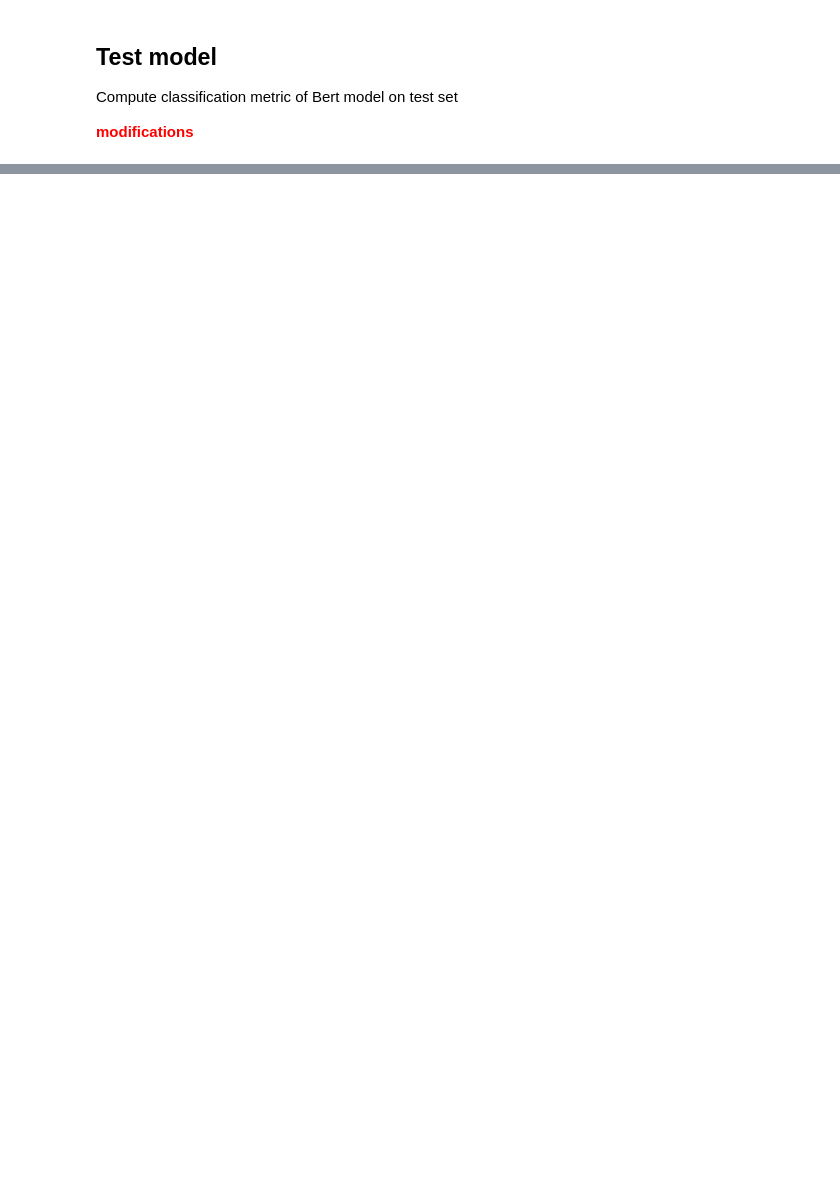
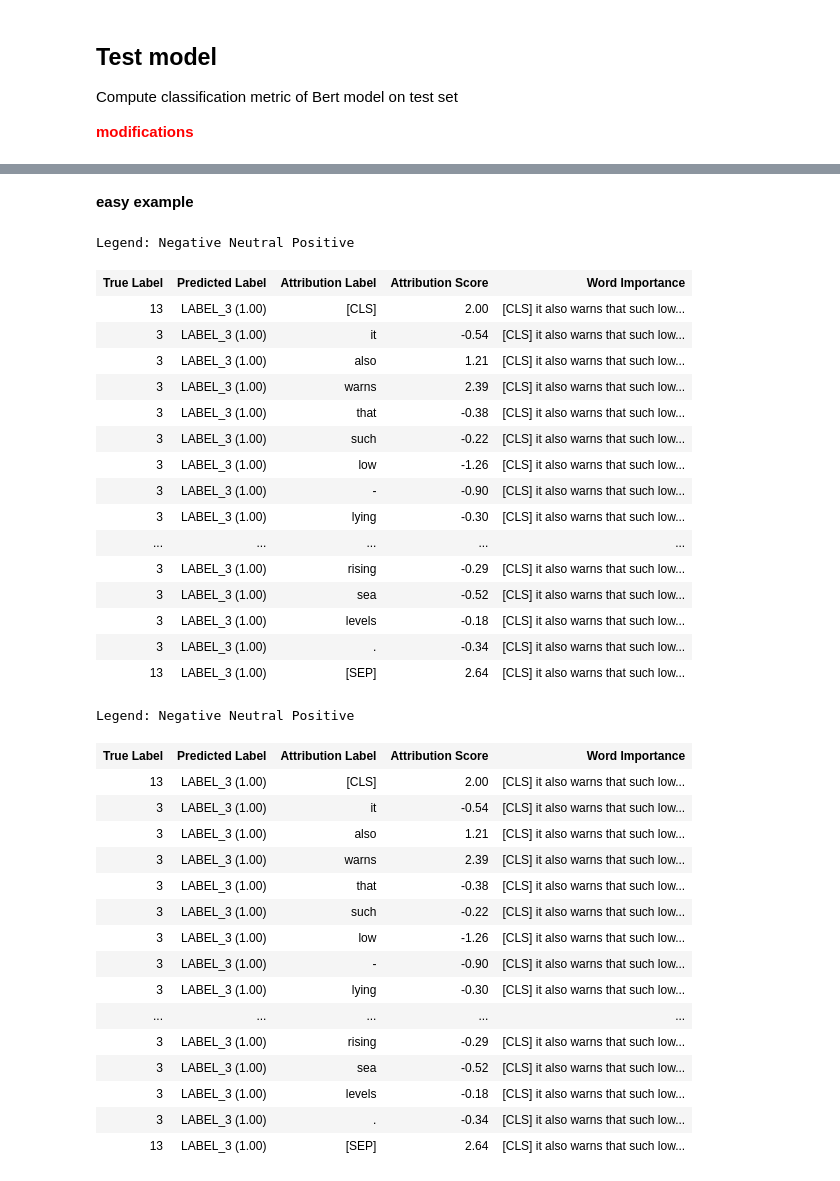
Before and after one commit to ioneliabuzatu/xund, a Jupyter notebook: train_model.ipynb, the cells around one changed output, grey strips where cells are left out. Drawn from its saved outputs; the diff is of its cells as text; code cells hidden in the pictures; blank space fills up the shorter version.

```diff
--- a/train_model.ipynb
+++ b/train_model.ipynb
@@ -200,0 +468,20 @@ testing_loader = DataLoader(testing_set, batch_size=16, shuffle=True)
+# %%
+num_sentences = len(sentences_encoded.input_ids)
+train_size, val_size, test_size = int(0.8 * num_sentences), int(0.1 * num_sentences), int(0.1 * num_sentences)
+
+train_sentences = sentences_encoded[:train_size]
+train_targets = targets_encoded[:train_size]
+test_sentences = sentences_encoded[train_size:train_size+test_size]
+test_targets = targets_encoded[train_size:train_size+test_size]
+val_sentences = sentences_encoded[train_size+test_size:]
+val_targets = targets_encoded[train_size+test_size:]
+
+print(f"\tTrain sentences: {len(train_targets)}", f"\n\tVal sentences: {len(val_targets)}", f"\n\tTest sentences: {len(test_targets)}")
+
+training_set = NERDataset(train_sentences, train_targets)
+val_set = NERDataset(val_sentences, val_targets)
+testing_set = NERDataset(test_sentences, test_targets)
+
+training_loader = DataLoader(training_set, batch_size=config.batch_size, shuffle=True)
+val_loader = DataLoader(val_set, batch_size=config.batch_size, shuffle=False)
+testing_loader = DataLoader(testing_set, batch_size=config.batch_size, shuffle=False)
@@ -385,0 +647,43 @@ BertForTokenClassification(
+# %% [markdown]
+**easy example**
+# %%
+ner_explainer = TokenClassificationExplainer(model=model, tokenizer=tokenizer)
+sample_text = tokenizer.decode(testing_set[0]['ids'][testing_set[0]['mask'] == 1])
+true_labels = [13] + testing_set[0]['tags'][testing_set[0]['mask'] == 1].tolist() + [13]
+attributions = ner_explainer(sample_text)
+ner_explainer.visualize(true_classes=true_labels)
+# %% [output]
+Legend: Negative Neutral Positive
+| True Label | Predicted Label | Attribution Label | Attribution Score | Word Importance |
+| 13 | LABEL_3 (1.00) | [CLS] | 2.00 | [CLS] it also warns that such low... |
+| 3 | LABEL_3 (1.00) | it | -0.54 | [CLS] it also warns that such low... |
+| 3 | LABEL_3 (1.00) | also | 1.21 | [CLS] it also warns that such low... |
+| 3 | LABEL_3 (1.00) | warns | 2.39 | [CLS] it also warns that such low... |
+| 3 | LABEL_3 (1.00) | that | -0.38 | [CLS] it also warns that such low... |
+| 3 | LABEL_3 (1.00) | such | -0.22 | [CLS] it also warns that such low... |
+| 3 | LABEL_3 (1.00) | low | -1.26 | [CLS] it also warns that such low... |
+| 3 | LABEL_3 (1.00) | - | -0.90 | [CLS] it also warns that such low... |
+| 3 | LABEL_3 (1.00) | lying | -0.30 | [CLS] it also warns that such low... |
+| ... | ... | ... | ... | ... |
+| 3 | LABEL_3 (1.00) | rising | -0.29 | [CLS] it also warns that such low... |
+| 3 | LABEL_3 (1.00) | sea | -0.52 | [CLS] it also warns that such low... |
+| 3 | LABEL_3 (1.00) | levels | -0.18 | [CLS] it also warns that such low... |
+| 3 | LABEL_3 (1.00) | . | -0.34 | [CLS] it also warns that such low... |
+| 13 | LABEL_3 (1.00) | [SEP] | 2.64 | [CLS] it also warns that such low... |
+Legend: Negative Neutral Positive
+| True Label | Predicted Label | Attribution Label | Attribution Score | Word Importance |
+| 13 | LABEL_3 (1.00) | [CLS] | 2.00 | [CLS] it also warns that such low... |
+| 3 | LABEL_3 (1.00) | it | -0.54 | [CLS] it also warns that such low... |
+| 3 | LABEL_3 (1.00) | also | 1.21 | [CLS] it also warns that such low... |
+| 3 | LABEL_3 (1.00) | warns | 2.39 | [CLS] it also warns that such low... |
+| 3 | LABEL_3 (1.00) | that | -0.38 | [CLS] it also warns that such low... |
+| 3 | LABEL_3 (1.00) | such | -0.22 | [CLS] it also warns that such low... |
+| 3 | LABEL_3 (1.00) | low | -1.26 | [CLS] it also warns that such low... |
+| 3 | LABEL_3 (1.00) | - | -0.90 | [CLS] it also warns that such low... |
+| 3 | LABEL_3 (1.00) | lying | -0.30 | [CLS] it also warns that such low... |
+| ... | ... | ... | ... | ... |
+| 3 | LABEL_3 (1.00) | rising | -0.29 | [CLS] it also warns that such low... |
+| 3 | LABEL_3 (1.00) | sea | -0.52 | [CLS] it also warns that such low... |
+| 3 | LABEL_3 (1.00) | levels | -0.18 | [CLS] it also warns that such low... |
+| 3 | LABEL_3 (1.00) | . | -0.34 | [CLS] it also warns that such low... |
+| 13 | LABEL_3 (1.00) | [SEP] | 2.64 | [CLS] it also warns that such low... |
```
Also changed, not shown: parts of 49 cells of this notebook.
